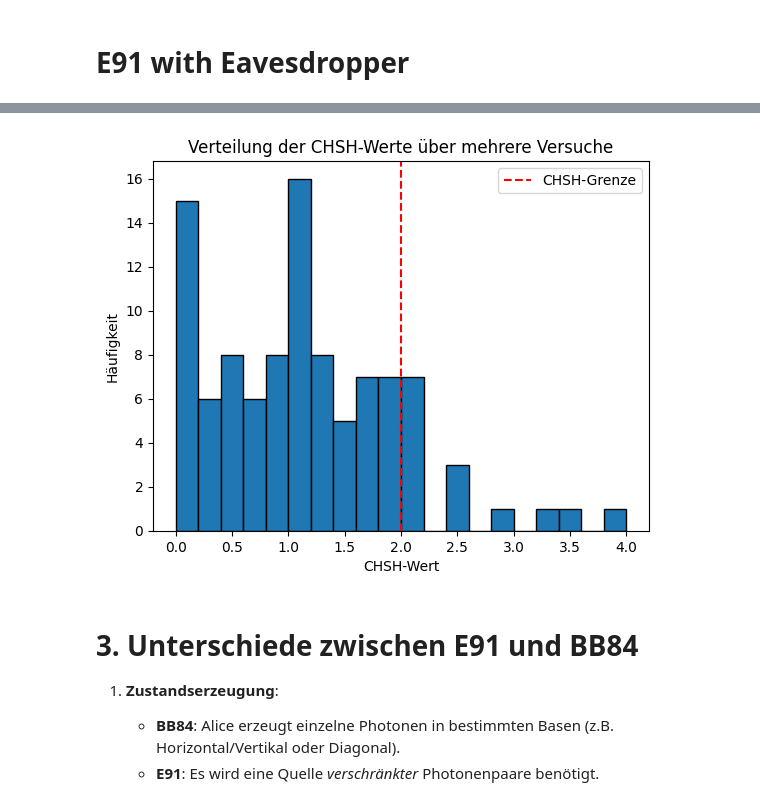
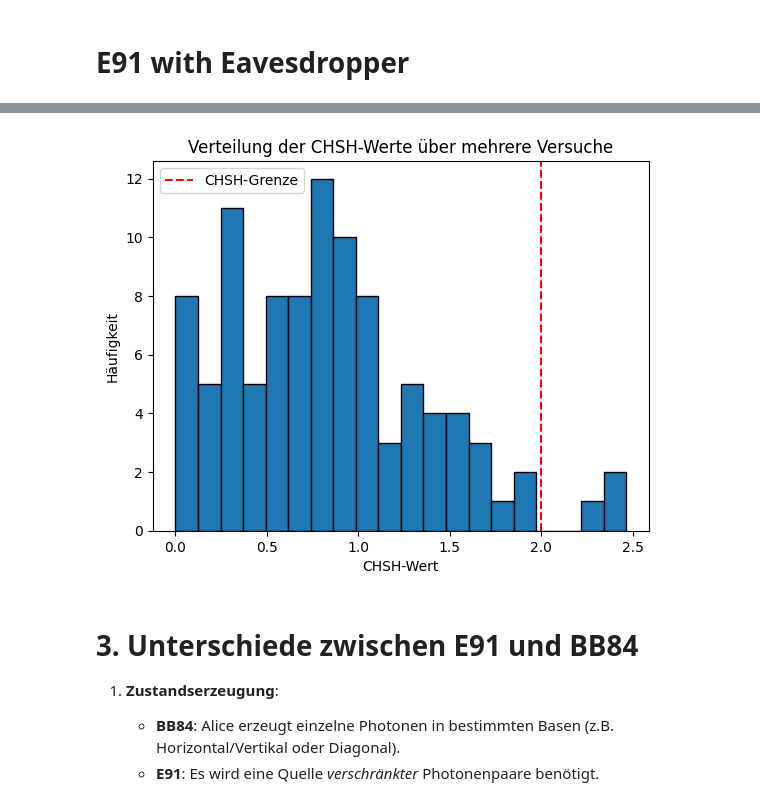
Before and after one commit to jnwee/quantum-keydistribution-studproj, a Jupyter notebook: e91/e91_simulation.ipynb, the cells around one changed output, grey strips where cells are left out. Saved outputs shown, nothing was run; the diff lists cells and outputs as text; code cells hidden in the pictures.

```diff
--- a/e91/e91_simulation.ipynb
+++ b/e91/e91_simulation.ipynb
@@ -339,11 +339,13 @@ def e91_protocol_with_eavesdropper(n):
     eve_results = []
     outcomes = []
 
+    # Quantenregister und Schaltkreis erstellen
+    qreg = QuantumRegister(2, "q")
+    creg = ClassicalRegister(2, "c")
+    circuit = QuantumCircuit(qreg, creg)
+
     for i in range(n):
-        # Quantenregister und Schaltkreis erstellen
-        qreg = QuantumRegister(2, f'q{i}')
-        creg = ClassicalRegister(2, f'c{i}')
-        circuit = QuantumCircuit(qreg, creg)
+        circuit.reset(qreg)
 
         # Erzeugung von verschränkten Qubits (Bell-Zustand)
         circuit.h(qreg[0])
@@ -360,6 +362,7 @@ def e91_protocol_with_eavesdropper(n):
         eve_results.append(eve_outcome)
 
         # Qubit neu präparieren basierend auf Eves Ergebnis
+        circuit.reset(qreg[0])
         if eve_outcome == 1:
             circuit.x(qreg[0])
         if eve_bases[i] == hadamard_basis:
@@ -389,28 +392,26 @@ def e91_protocol_with_eavesdropper(n):
 
     # Berechnung der CHSH-Ungleichung
     chsh_value = chsh_violation(alice_bases, bob_bases, outcomes)
-    detected = chsh_value > 2  # Verletzung deutet auf Lauscher hin
+    detected = chsh_value >= 2  # Verletzung deutet auf Lauscher hin
 
     # Daten für Analyse erstellen
     data = {
-        "Bits from Alice    ": alice_results,
-        "Bases from Alice    ": alice_bases,
+        "Alice's Basis": alice_bases,
+        "Alice's Result": alice_results,
         " ": [
-            f"    \033[92m{"----->"}\033[0m" if matching_bases[i] else f"\033[91m{"----->"}\033[0m"
+            f"    \033[92m{"----->"}\033[0m" if chsh_value < 2 else f"\033[91m{"----->"}\033[0m"
             for i in range(n)
         ],
-        "Bits from Eve       ": eve_results,
-        "Bases from Eve      ": eve_bases,
+        "Eve's Basis": eve_bases,
+        "Eve's Result": eve_results,
         "  ": [
-            f"    \033[92m{"----->"}\033[0m" if matching_bases[i] else f"\033[91m{"----->"}\033[0m"
+            f"    \033[92m{"----->"}\033[0m" if chsh_value < 2 else f"\033[91m{"----->"}\033[0m"
             for i in range(n)
         ],
-        "Bits from Bob       ": bob_results,
-        "Bases from Bob      ": bob_bases,
-        "Matching Bits         ": [
-            f"                         \033[92m{alice_results[i]}\033[0m" if matching_bases[i] else f"\033[91m{bob_results[i]}\033[0m"
-            for i in range(n)
-        ],
+        "Bob's Basis": bob_bases,
+        "Bob's Result": bob_results,
+        "CHSH Value": [chsh_value] * n,
+        "Eavesdropper Detected?": ["Yes" if detected else "No"] * n
     }
 
     df = pd.DataFrame(data)
@@ -418,7 +419,7 @@ def e91_protocol_with_eavesdropper(n):
     return df, chsh_value
 
 # Simulation mit Wiederholungen
-n_bits = 10
+n_bits = 20
 repeats = 100
 
 chsh_values = []
@@ -429,18 +430,17 @@ for _ in range(repeats):
 
 # Ergebnisse drucken (letzte Iteration)
 print(df.to_string(index=False))
-print(f"Letzter S-Wert: {chsh_values[-1]:.2f} -> {'Eve wurde bemerkt!' if chsh_values[-1] > 2 else 'Eve konnte unbemerkt lauschen.'}")
+print(f"Letzter S-Wert: {chsh_values[-1]:.2f} -> {'Eve wurde bemerkt!' if chsh_values[-1] <= 2 else 'Eve konnte unbemerkt lauschen.'}")
 print(f"\nDurchschnittlicher CHSH-Wert über {repeats} Wiederholungen: {np.mean(chsh_values):.2f}")
 detected = sum(chsh <= 2 for chsh in chsh_values)
 print(f"Eve wurde {detected} von {repeats} entdeckt!")
 
-
 # Graph erstellen
-plt.hist(chsh_values, bins=20, edgecolor='black')
-plt.title('Verteilung der CHSH-Werte über mehrere Versuche')
-plt.xlabel('CHSH-Wert')
-plt.ylabel('Häufigkeit')
-plt.axvline(x=2, color='red', linestyle='--', label='CHSH-Grenze')
+plt.hist(chsh_values, bins=20, edgecolor="black")
+plt.title("Verteilung der CHSH-Werte über mehrere Versuche")
+plt.xlabel("CHSH-Wert")
+plt.ylabel("Häufigkeit")
+plt.axvline(x=2, color="red", linestyle="--", label="CHSH-Grenze")
 plt.legend()
 plt.show()
 # %% [output]
@@ -462,4 +464,4 @@ Eve wurde 90 von 100 entdeckt!
-[figure, old version]
+[figure, new version]
 # %% [markdown]
 <a id="unterschiede"></a>
 # 3. Unterschiede zwischen E91 und BB84
```
Also changed, not shown: parts of 6 cells of this notebook.
